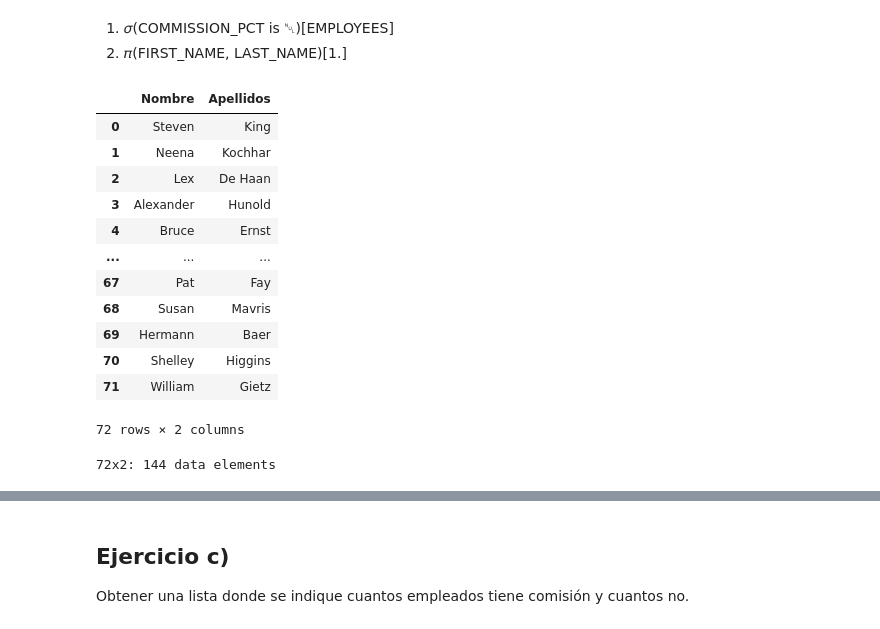
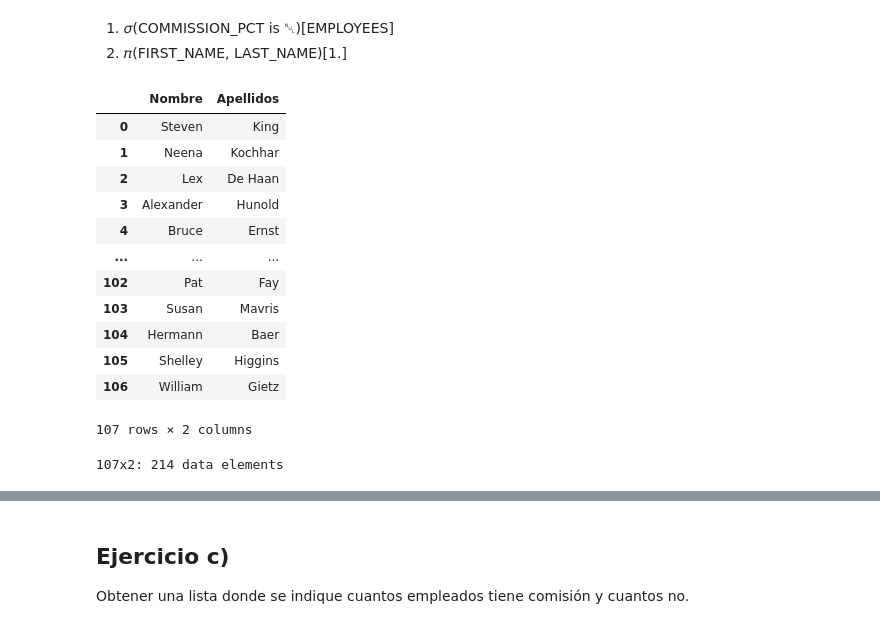
Before and after one commit to JulTob/BasesDeDatos, a Jupyter notebook: 𝙹𝚃_BasesDatos.ipynb, the cells around one changed output, grey strips where cells are left out. Cells and saved outputs as stored; diff of their text form; code cells hidden in the pictures.

```diff
--- a/𝙹𝚃_BasesDatos.ipynb
+++ b/𝙹𝚃_BasesDatos.ipynb
@@ -253,25 +253,25 @@ Dar una lista con el Nombre y Apellidos de Empleados que no tengan comisión asi
 # %%
 SQL("""
 SELECT
     first_name as Nombre,
     last_name as Apellidos
 FROM EMPLOYEES
-WHERE COMMISSION_PCT IS NOT 0
+WHERE  COMMISSION_PCT IS 0
     OR COMMISSION_PCT IS NULL
 ;
 """)
 # %% [output]
 |  | Nombre | Apellidos |
 | 0 | Steven | King |
 | 1 | Neena | Kochhar |
 | 2 | Lex | De Haan |
 | 3 | Alexander | Hunold |
 | 4 | Bruce | Ernst |
 | ... | ... | ... |
-| 67 | Pat | Fay |
-| 68 | Susan | Mavris |
-| 69 | Hermann | Baer |
-| 70 | Shelley | Higgins |
-| 71 | William | Gietz |
+| 102 | Pat | Fay |
+| 103 | Susan | Mavris |
+| 104 | Hermann | Baer |
+| 105 | Shelley | Higgins |
+| 106 | William | Gietz |
-72 rows × 2 columns
+107 rows × 2 columns
-72x2: 144 data elements
+107x2: 214 data elements
```
Also changed, not shown: parts of 46 cells of this notebook.
